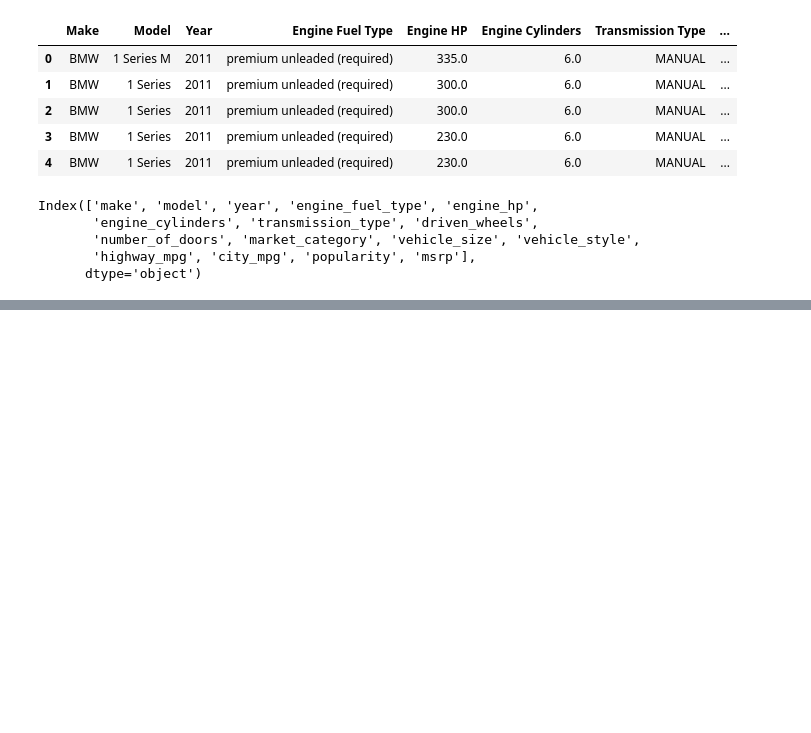
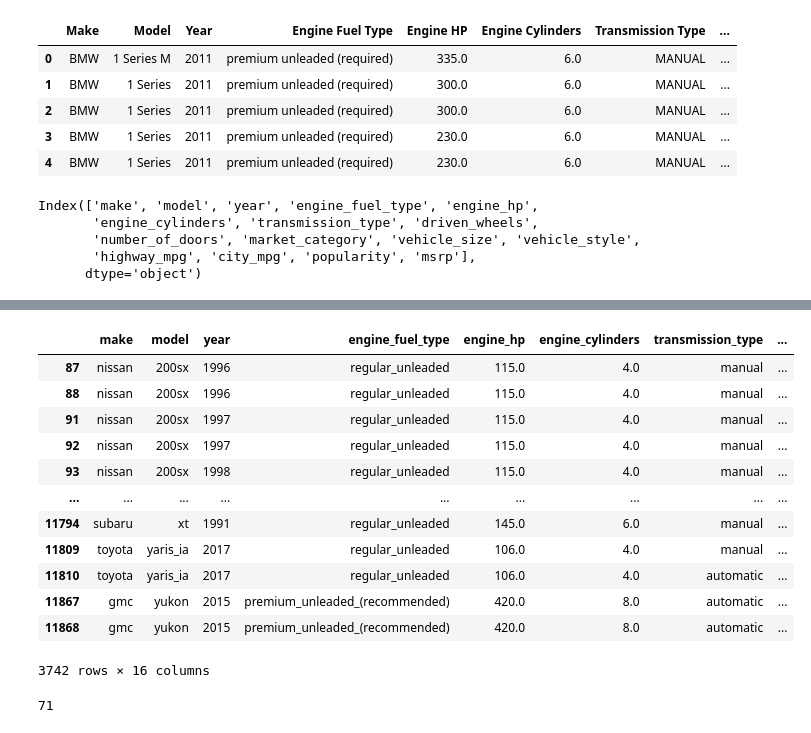
Before and after one commit to nadia-paz/ML-Zoomcamp, a Jupyter notebook: week2/car_prices_project.ipynb, the cells around one changed output, grey strips where cells are left out. Saved outputs shown, nothing was run; the diff lists cells and outputs as text; code cells hidden in the pictures; blank space fills up the shorter version.

```diff
--- a/week2/car_prices_project.ipynb
+++ b/week2/car_prices_project.ipynb
@@ -35,0 +98,20 @@ Index(['make', 'model', 'year', 'engine_fuel_type', 'engine_hp',
+# %%
+df[df.market_category.isnull()]
+# %% [output]
+|  | make | model | year | engine_fuel_type | engine_hp | engine_cylinders | transmission_type | ... |
+| 87 | nissan | 200sx | 1996 | regular_unleaded | 115.0 | 4.0 | manual | ... |
+| 88 | nissan | 200sx | 1996 | regular_unleaded | 115.0 | 4.0 | manual | ... |
+| 91 | nissan | 200sx | 1997 | regular_unleaded | 115.0 | 4.0 | manual | ... |
+| 92 | nissan | 200sx | 1997 | regular_unleaded | 115.0 | 4.0 | manual | ... |
+| 93 | nissan | 200sx | 1998 | regular_unleaded | 115.0 | 4.0 | manual | ... |
+| ... | ... | ... | ... | ... | ... | ... | ... | ... |
+| 11794 | subaru | xt | 1991 | regular_unleaded | 145.0 | 6.0 | manual | ... |
+| 11809 | toyota | yaris_ia | 2017 | regular_unleaded | 106.0 | 4.0 | manual | ... |
+| 11810 | toyota | yaris_ia | 2017 | regular_unleaded | 106.0 | 4.0 | automatic | ... |
+| 11867 | gmc | yukon | 2015 | premium_unleaded_(recommended) | 420.0 | 8.0 | automatic | ... |
+| 11868 | gmc | yukon | 2015 | premium_unleaded_(recommended) | 420.0 | 8.0 | automatic | ... |
+3742 rows × 16 columns
+# %%
+df.market_category.nunique()
+# %% [output]
+71
```
Also changed, not shown: parts of 20 cells of this notebook.
